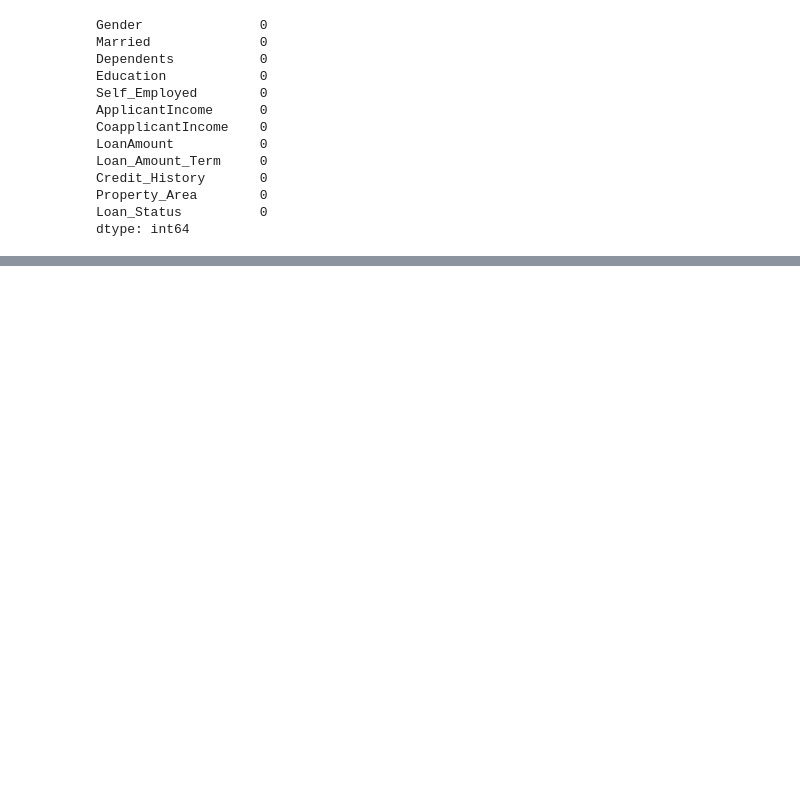
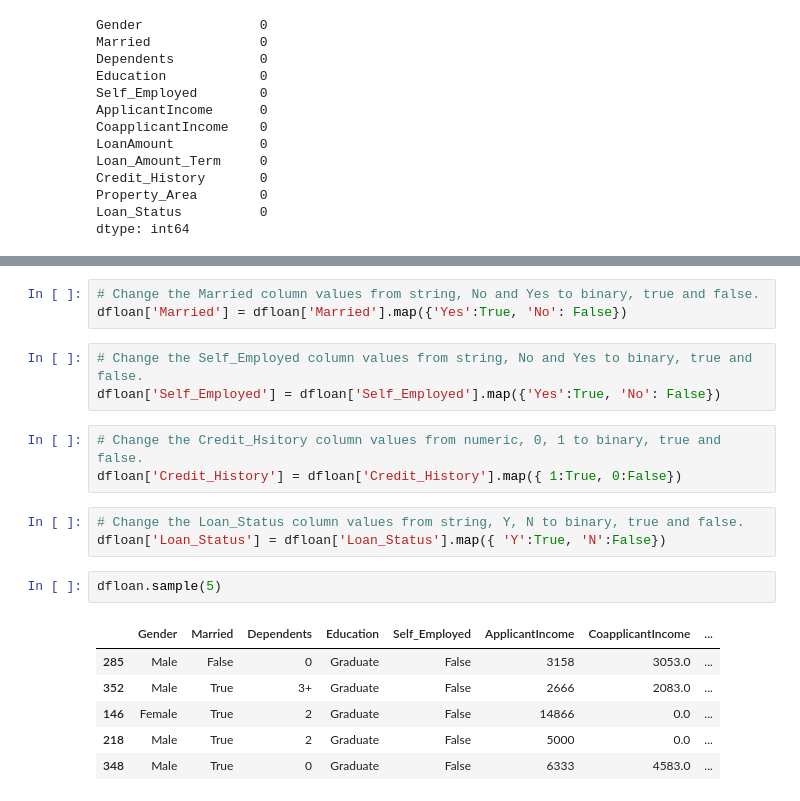
Before and after one commit to AirPro/freidrd-final-project-alternate, a Jupyter notebook: Loan_Data.ipynb, the cells around one changed output, grey strips where cells are left out. Drawn from its saved outputs; the diff is of its cells as text; blank space fills up the shorter version.

```diff
--- a/Loan_Data.ipynb
+++ b/Loan_Data.ipynb
@@ -316,0 +364,21 @@ dtype: int64
+# %%
+# Change the Married column values from string, No and Yes to binary, true and false.
+dfloan['Married'] = dfloan['Married'].map({'Yes':True, 'No': False})
+# %%
+# Change the Self_Employed column values from string, No and Yes to binary, true and false.
+dfloan['Self_Employed'] = dfloan['Self_Employed'].map({'Yes':True, 'No': False})
+# %%
+# Change the Credit_Hsitory column values from numeric, 0, 1 to binary, true and false.
+dfloan['Credit_History'] = dfloan['Credit_History'].map({ 1:True, 0:False})
+# %%
+# Change the Loan_Status column values from string, Y, N to binary, true and false.
+dfloan['Loan_Status'] = dfloan['Loan_Status'].map({ 'Y':True, 'N':False})
+# %%
+dfloan.sample(5)
+# %% [output]
+|  | Gender | Married | Dependents | Education | Self_Employed | ApplicantIncome | CoapplicantIncome | ... |
+| 285 | Male | False | 0 | Graduate | False | 3158 | 3053.0 | ... |
+| 352 | Male | True | 3+ | Graduate | False | 2666 | 2083.0 | ... |
+| 146 | Female | True | 2 | Graduate | False | 14866 | 0.0 | ... |
+| 218 | Male | True | 2 | Graduate | False | 5000 | 0.0 | ... |
+| 348 | Male | True | 0 | Graduate | False | 6333 | 4583.0 | ... |
```
Also changed, not shown: parts of 7 cells of this notebook.
